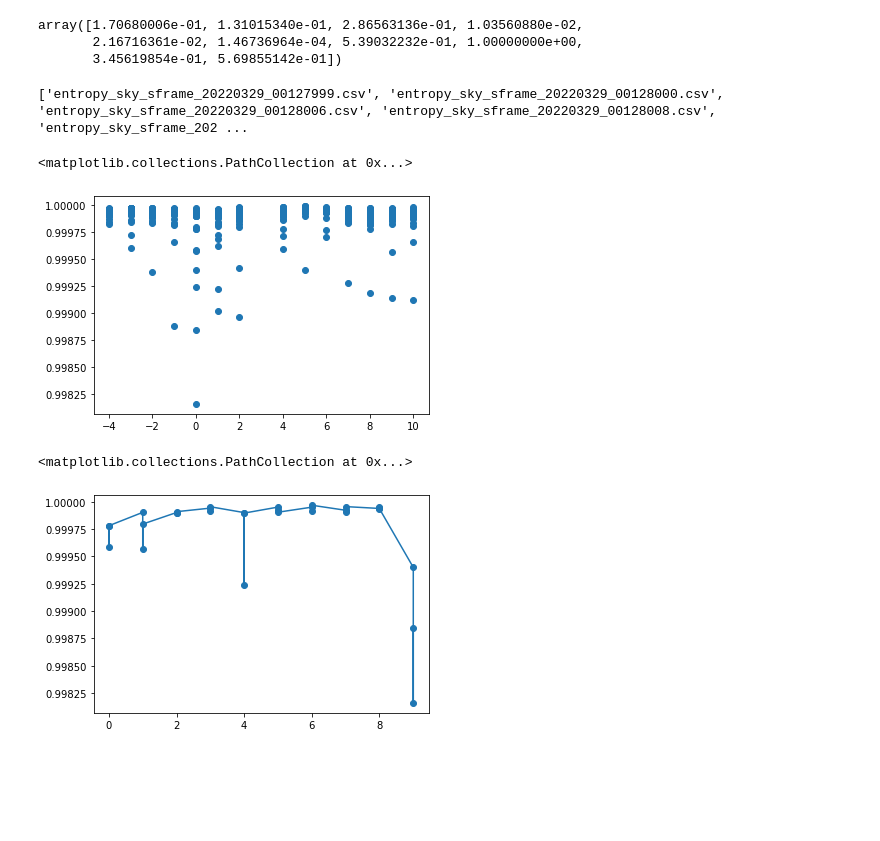
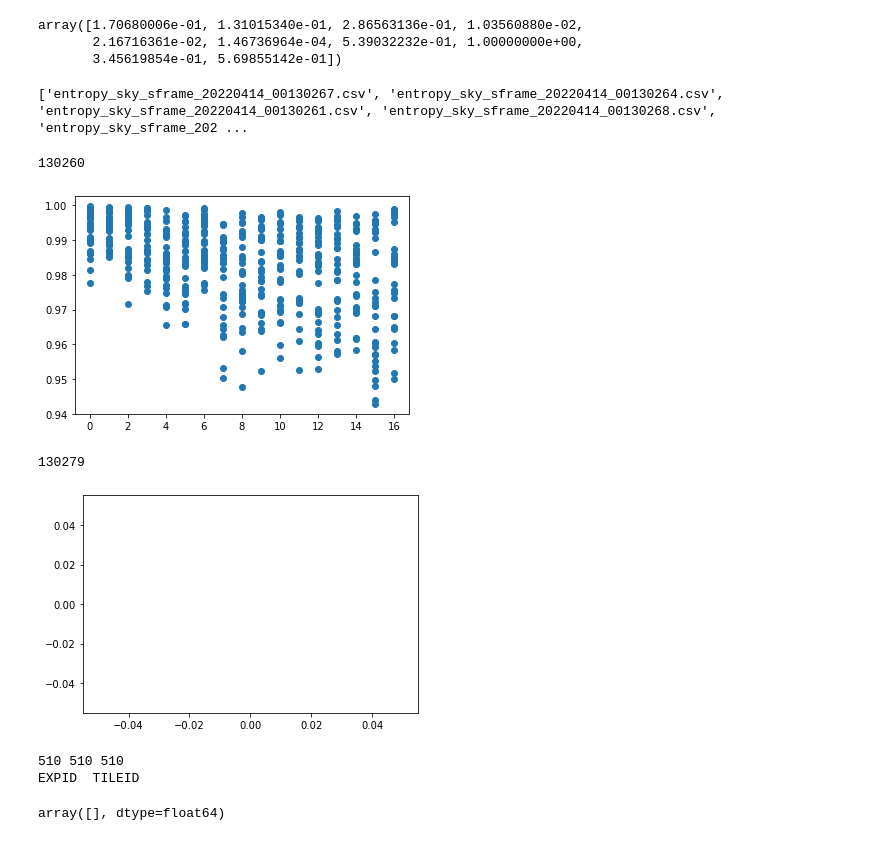
Before and after one commit to forero/SandboxDESI, a Jupyter notebook: desientropy/paper/explore.ipynb, the cells around one changed output. Saved outputs shown, nothing was run; the diff lists cells and outputs as text; code cells hidden in the pictures; blank space fills up the shorter version.

Commit message:
new code in notebook to list expid and tileid with catastrophics bad sky substraction

```diff
--- a/desientropy/paper/explore.ipynb
+++ b/desientropy/paper/explore.ipynb
@@ -7,20 +7,23 @@ import fitsio
 import scipy.stats #import kstest
 # %%
 tile_entropy = []
+petal_entropy = []
 tile_id = []
 petal_id = []
 lastnight = []
 for i in range(1,31):
-    filename = "summary_rr_entropy_daily_{}.csv".format(20220300+i)
+    filename = "summary_rr_entropy_daily_{}.csv".format(20220400+i)
     try:
         data = pd.read_csv(filename)
-        tile_entropy += list(data['H'])
+        petal_entropy += list(data['H'])
+        tile_entropy += list(data['H_TILE'])
         tile_id += list(data['TILEID'])
         petal_id += list(data['PETALID'])
         lastnight += list(data['LASTNIGHT'])
     except:
         pass
 tile_entropy = np.array(tile_entropy)
+petal_entropy = np.array(petal_entropy)
 tile_id = np.array(tile_id)
 petal_id = np.array(petal_id)
 lastnight = np.array(lastnight)
@@ -172,15 +171,16 @@ array([1.70680006e-01, 1.31015340e-01, 2.86563136e-01, 1.03560880e-02,
        2.16716361e-02, 1.46736964e-04, 5.39032232e-01, 1.00000000e+00,
        3.45619854e-01, 5.69855142e-01])
 # %%
-sky_entropy_files = glob.glob("entropy_sky_sframe_20220329_*.csv")
+sky_entropy_files = glob.glob("entropy_sky_sframe_20220414_*.csv")
 print(sky_entropy_files)
 # %% [output]
-['entropy_sky_sframe_20220329_00127999.csv', 'entropy_sky_sframe_20220329_00128000.csv', 'entropy_sky_sframe_20220329_00128006.csv', 'entropy_sky_sframe_20220329_00128008.csv', 'entropy_sky_sframe_202 ...
+['entropy_sky_sframe_20220414_00130267.csv', 'entropy_sky_sframe_20220414_00130264.csv', 'entropy_sky_sframe_20220414_00130261.csv', 'entropy_sky_sframe_20220414_00130268.csv', 'entropy_sky_sframe_202 ...
 # %%
 tile_entropy = []
 exp_id = []
 petal_id = []
 lastnight = []
+tile_id = []
 band = []
 for filename in sky_entropy_files:
     try:
@@ -189,6 +189,7 @@ for filename in sky_entropy_files:
         exp_id += list(data['EXPID'])
         petal_id += list(data['PETAL'])
         lastnight += list(data['NIGHT'])
+        tile_id += list(data['TILEID'])
         band += list(data['BAND'])
     except:
         pass
@@ -196,16 +197,53 @@ tile_entropy = np.array(tile_entropy)
 exp_id = np.array(exp_id)
 petal_id = np.array(petal_id)
 lastnight = np.array(lastnight)
+tile_id = np.array(tile_id)
 band = np.array(band)
 # %%
-plt.scatter(exp_id-127998, tile_entropy)
+plt.scatter(exp_id-exp_id.min(), tile_entropy)
+print(exp_id.min())
 # %% [output]
-<matplotlib.collections.PathCollection at 0x...>
+130260
-[figure, old version]
+[figure, new version]
 # %%
-ii = exp_id==127998
+pec_exp_id = exp_id.min()+19
+ii = exp_id==pec_exp_id
 plt.plot(petal_id[ii], tile_entropy[ii])
 plt.scatter(petal_id[ii], tile_entropy[ii])
+print(pec_exp_id)
 # %% [output]
-<matplotlib.collections.PathCollection at 0x...>
+130279
-[figure, old version]
+[figure, new version]
+# %%
+ii = tile_entropy < 0.950
+print(len(ii), len(tile_id), len(exp_id))
+tmp_tile = tile_id[ii]
+tmp_exp = exp_id[ii]
+
+bad_tile = []
+bad_exp = []
+for i in range(len(tmp_tile)):
+    if (tmp_tile[i] not in bad_tile) and (tmp_exp[i] not in bad_exp):
+        bad_tile.append(tmp_tile[i])
+        bad_exp.append(tmp_exp[i])
+
+bad_exp = np.array(bad_exp)
+bad_tile = np.array(bad_tile)
+
+ii = np.argsort(bad_exp)
+bad_exp = bad_exp[ii]
+bad_tile = bad_tile[ii]
+
+print('EXPID  TILEID')
+for e,t in zip(bad_exp, bad_tile):
+    ii = exp_id == e
+    h = np.mean(tile_entropy[ii])
+    if h < 0.95:
+        print(e,t)
+# %% [output]
+510 510 510
+EXPID  TILEID
+# %%
+bad_exp
+# %% [output]
+array([], dtype=float64)
```
Also changed, not shown: parts of 4 cells of this notebook.
